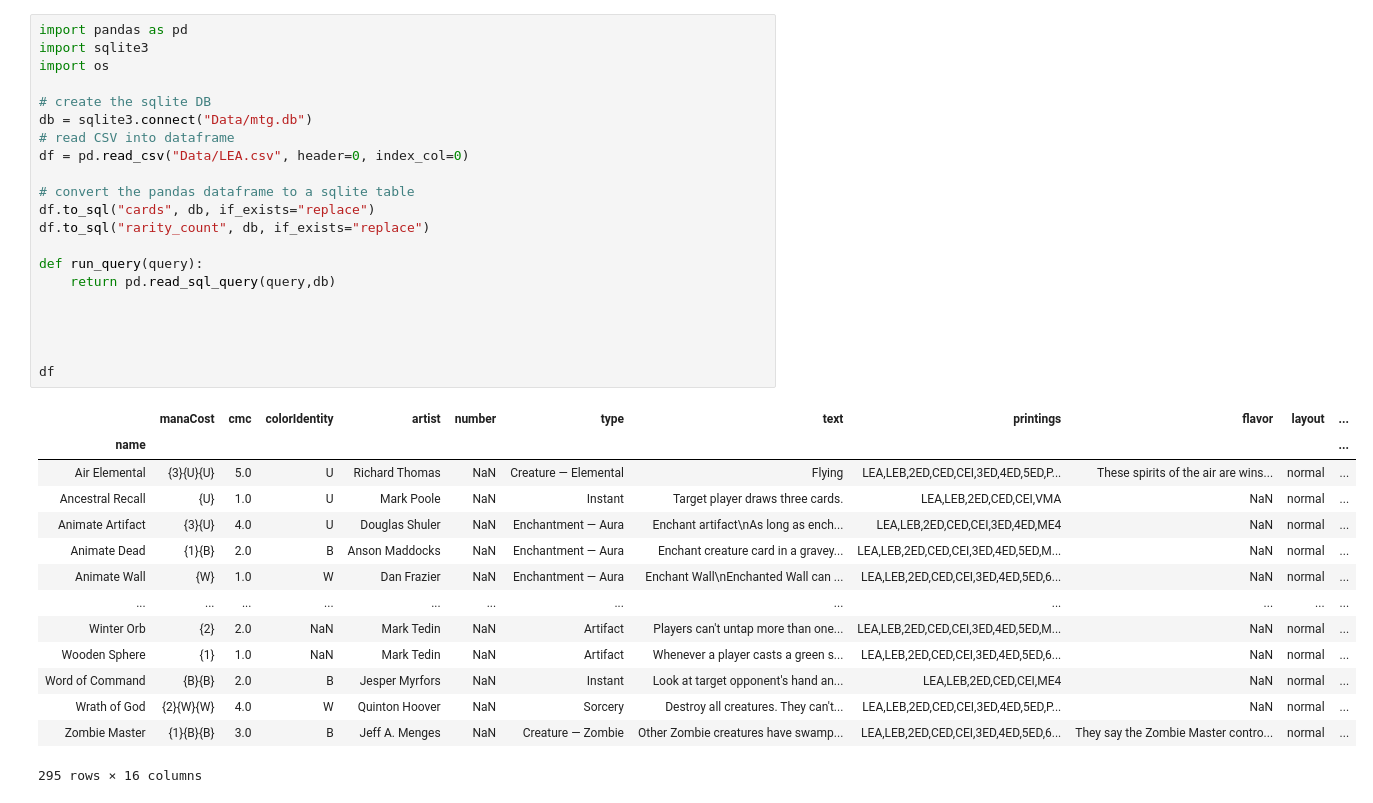
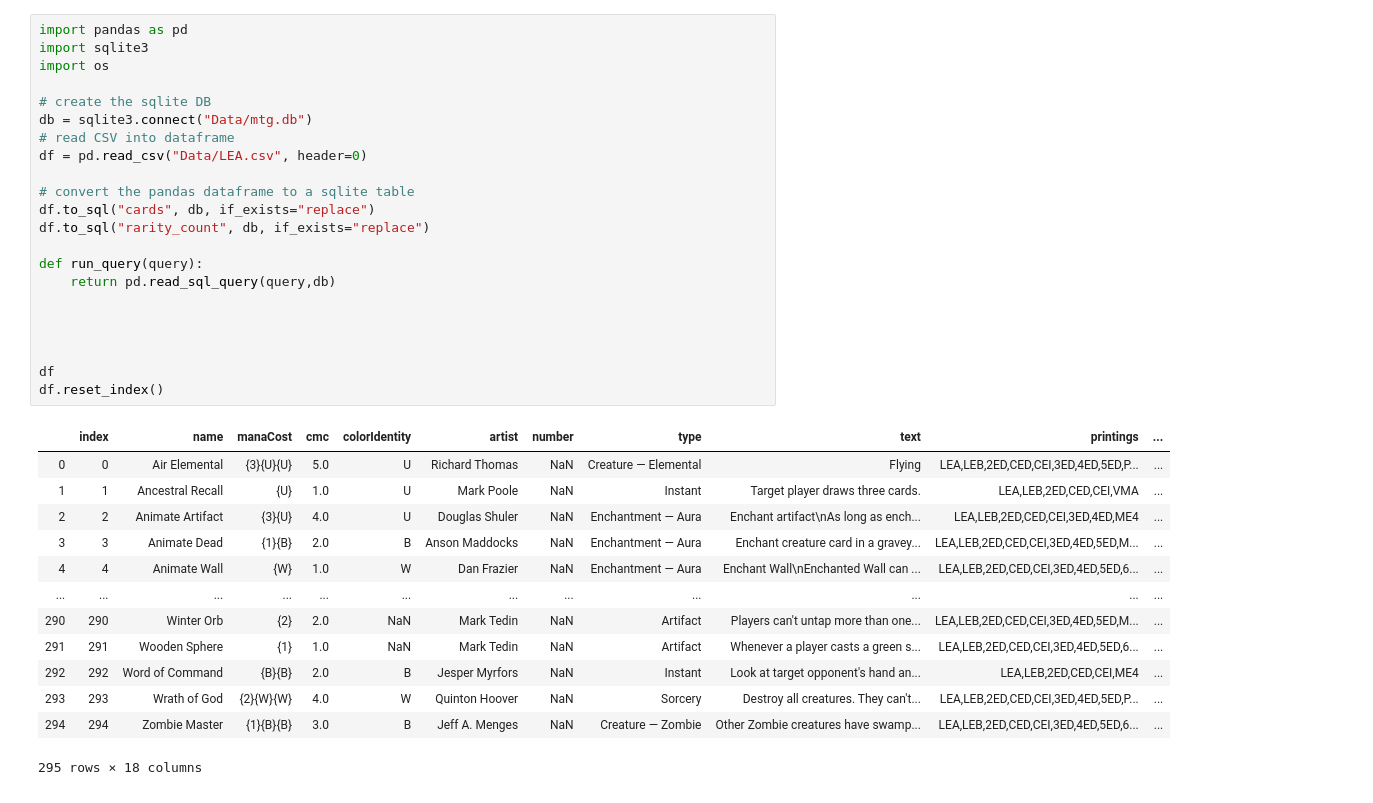
Before and after one commit to m311y/Data-Visualization-in-Python, a Jupyter notebook: mtgPython/MTG Data.ipynb, the cells around one changed output. Saved outputs shown, nothing was run; the diff lists cells and outputs as text.

```diff
--- a/mtgPython/MTG Data.ipynb
+++ b/mtgPython/MTG Data.ipynb
@@ -1,39 +1,39 @@
 # %%
 import pandas as pd
 import sqlite3
 import os
 
 # create the sqlite DB
 db = sqlite3.connect("Data/mtg.db")
 # read CSV into dataframe
-df = pd.read_csv("Data/LEA.csv", header=0, index_col=0)
+df = pd.read_csv("Data/LEA.csv", header=0)
 
 # convert the pandas dataframe to a sqlite table
 df.to_sql("cards", db, if_exists="replace")
 df.to_sql("rarity_count", db, if_exists="replace")
 
 def run_query(query):
     return pd.read_sql_query(query,db)
 
 
 
 
 df
+df.reset_index()
 # %% [output]
-|  | manaCost | cmc | colorIdentity | artist | number | type | text | printings | flavor | layout | ... |
-| name |  |  |  |  |  |  |  |  |  |  | ... |
-| Air Elemental | {3}{U}{U} | 5.0 | U | Richard Thomas | NaN | Creature — Elemental | Flying | LEA,LEB,2ED,CED,CEI,3ED,4ED,5ED,P... | These spirits of the air are wins... | normal | ... |
-| Ancestral Recall | {U} | 1.0 | U | Mark Poole | NaN | Instant | Target player draws three cards. | LEA,LEB,2ED,CED,CEI,VMA | NaN | normal | ... |
-| Animate Artifact | {3}{U} | 4.0 | U | Douglas Shuler | NaN | Enchantment — Aura | Enchant artifact\nAs long as ench... | LEA,LEB,2ED,CED,CEI,3ED,4ED,ME4 | NaN | normal | ... |
-| Animate Dead | {1}{B} | 2.0 | B | Anson Maddocks | NaN | Enchantment — Aura | Enchant creature card in a gravey... | LEA,LEB,2ED,CED,CEI,3ED,4ED,5ED,M... | NaN | normal | ... |
-| Animate Wall | {W} | 1.0 | W | Dan Frazier | NaN | Enchantment — Aura | Enchant Wall\nEnchanted Wall can ... | LEA,LEB,2ED,CED,CEI,3ED,4ED,5ED,6... | NaN | normal | ... |
+|  | index | name | manaCost | cmc | colorIdentity | artist | number | type | text | printings | ... |
+| 0 | 0 | Air Elemental | {3}{U}{U} | 5.0 | U | Richard Thomas | NaN | Creature — Elemental | Flying | LEA,LEB,2ED,CED,CEI,3ED,4ED,5ED,P... | ... |
+| 1 | 1 | Ancestral Recall | {U} | 1.0 | U | Mark Poole | NaN | Instant | Target player draws three cards. | LEA,LEB,2ED,CED,CEI,VMA | ... |
+| 2 | 2 | Animate Artifact | {3}{U} | 4.0 | U | Douglas Shuler | NaN | Enchantment — Aura | Enchant artifact\nAs long as ench... | LEA,LEB,2ED,CED,CEI,3ED,4ED,ME4 | ... |
+| 3 | 3 | Animate Dead | {1}{B} | 2.0 | B | Anson Maddocks | NaN | Enchantment — Aura | Enchant creature card in a gravey... | LEA,LEB,2ED,CED,CEI,3ED,4ED,5ED,M... | ... |
+| 4 | 4 | Animate Wall | {W} | 1.0 | W | Dan Frazier | NaN | Enchantment — Aura | Enchant Wall\nEnchanted Wall can ... | LEA,LEB,2ED,CED,CEI,3ED,4ED,5ED,6... | ... |
 | ... | ... | ... | ... | ... | ... | ... | ... | ... | ... | ... | ... |
-| Winter Orb | {2} | 2.0 | NaN | Mark Tedin | NaN | Artifact | Players can't untap more than one... | LEA,LEB,2ED,CED,CEI,3ED,4ED,5ED,M... | NaN | normal | ... |
-| Wooden Sphere | {1} | 1.0 | NaN | Mark Tedin | NaN | Artifact | Whenever a player casts a green s... | LEA,LEB,2ED,CED,CEI,3ED,4ED,5ED,6... | NaN | normal | ... |
-| Word of Command | {B}{B} | 2.0 | B | Jesper Myrfors | NaN | Instant | Look at target opponent's hand an... | LEA,LEB,2ED,CED,CEI,ME4 | NaN | normal | ... |
-| Wrath of God | {2}{W}{W} | 4.0 | W | Quinton Hoover | NaN | Sorcery | Destroy all creatures. They can't... | LEA,LEB,2ED,CED,CEI,3ED,4ED,5ED,P... | NaN | normal | ... |
-| Zombie Master | {1}{B}{B} | 3.0 | B | Jeff A. Menges | NaN | Creature — Zombie | Other Zombie creatures have swamp... | LEA,LEB,2ED,CED,CEI,3ED,4ED,5ED,6... | They say the Zombie Master contro... | normal | ... |
+| 290 | 290 | Winter Orb | {2} | 2.0 | NaN | Mark Tedin | NaN | Artifact | Players can't untap more than one... | LEA,LEB,2ED,CED,CEI,3ED,4ED,5ED,M... | ... |
+| 291 | 291 | Wooden Sphere | {1} | 1.0 | NaN | Mark Tedin | NaN | Artifact | Whenever a player casts a green s... | LEA,LEB,2ED,CED,CEI,3ED,4ED,5ED,6... | ... |
+| 292 | 292 | Word of Command | {B}{B} | 2.0 | B | Jesper Myrfors | NaN | Instant | Look at target opponent's hand an... | LEA,LEB,2ED,CED,CEI,ME4 | ... |
+| 293 | 293 | Wrath of God | {2}{W}{W} | 4.0 | W | Quinton Hoover | NaN | Sorcery | Destroy all creatures. They can't... | LEA,LEB,2ED,CED,CEI,3ED,4ED,5ED,P... | ... |
+| 294 | 294 | Zombie Master | {1}{B}{B} | 3.0 | B | Jeff A. Menges | NaN | Creature — Zombie | Other Zombie creatures have swamp... | LEA,LEB,2ED,CED,CEI,3ED,4ED,5ED,6... | ... |
-295 rows × 16 columns
+295 rows × 18 columns
 # %%
 query = """
 SELECT *
```
Also changed, not shown: parts of 4 cells of this notebook, 1 other file.
